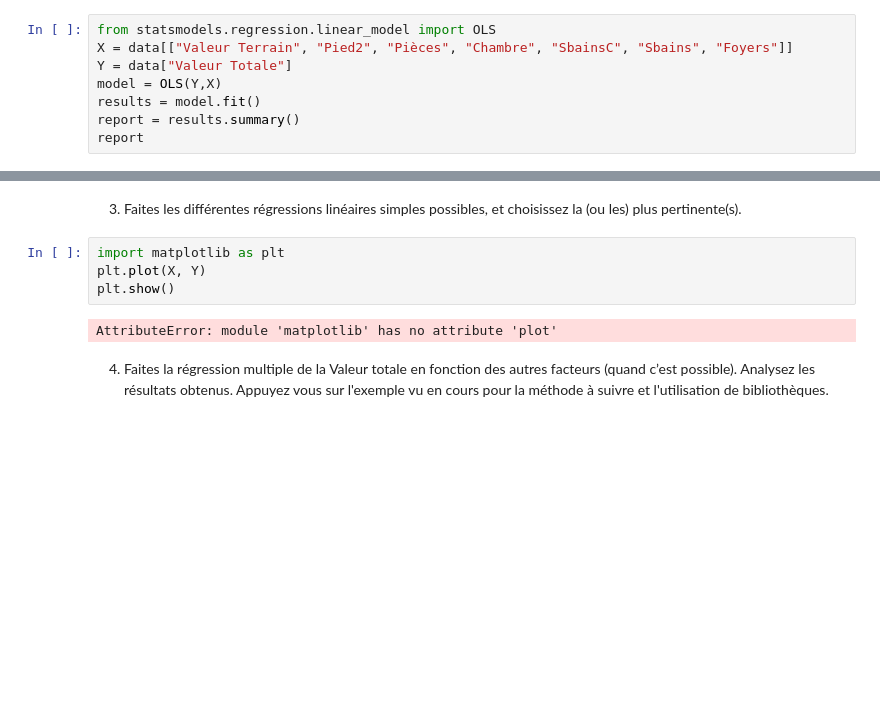
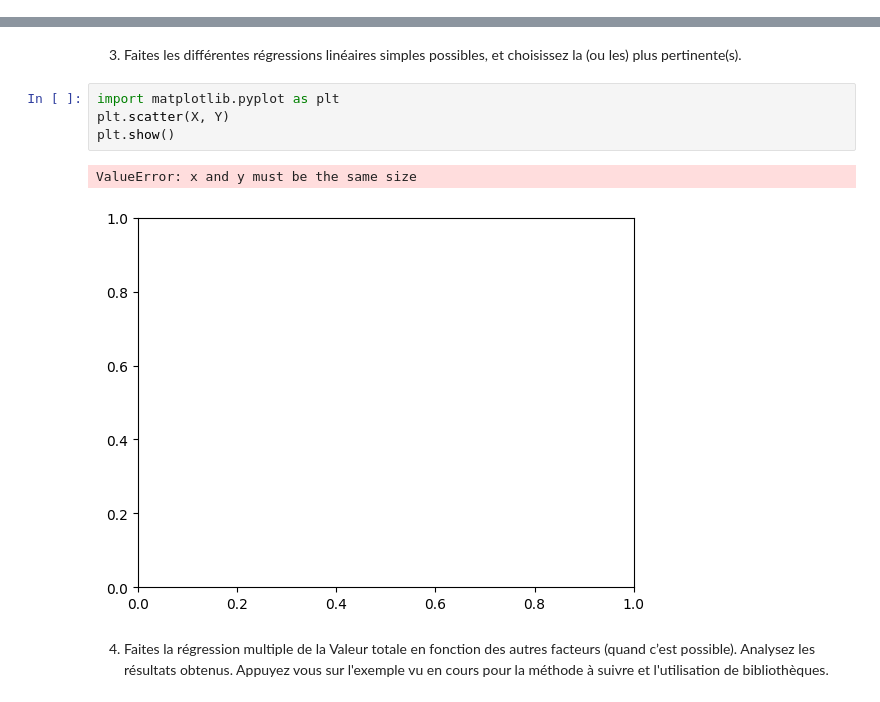
Before and after one commit to Daskans/FAC, a Jupyter notebook: M1 Info/ACID/TD2/td02_regression.ipynb.ipynb, the cells around one changed output, grey strips where cells are left out. Drawn from its saved outputs; the diff is of its cells as text; blank space fills up the shorter version.

```diff
--- a/M1 Info/ACID/TD2/td02_regression.ipynb.ipynb
+++ b/M1 Info/ACID/TD2/td02_regression.ipynb.ipynb
@@ -151,10 +159,2 @@ data.head(10)
 # %% [markdown]
 2. Afficher les valeurs des différentes statistiques desciptives.
-# %%
-from statsmodels.regression.linear_model import OLS
-X = data[["Valeur Terrain", "Pied2", "Pièces", "Chambre", "SbainsC", "Sbains", "Foyers"]]
-Y = data["Valeur Totale"]
-model = OLS(Y,X)
-results = model.fit()
-report = results.summary()
-report
@@ -189,10 +173,11 @@ strong multicollinearity or other numerical problems.
 # %% [markdown]
 3. Faites les différentes régressions linéaires simples possibles, et choisissez la (ou les) plus pertinente(s).
 # %%
-import matplotlib as plt
-plt.plot(X, Y)
+import matplotlib.pyplot as plt
+plt.scatter(X, Y)
 plt.show()
 # %% [output]
-AttributeError: module 'matplotlib' has no attribute 'plot'
+ValueError: x and y must be the same size
+[figure, added]
 # %% [markdown]
 4. Faites la régression multiple de la Valeur totale en fonction des autres facteurs (quand c’est possible). Analysez les résultats obtenus.  Appuyez vous sur l'exemple vu en cours pour la méthode à suivre et l'utilisation de bibliothèques.
```
Also changed, not shown: parts of 4 cells of this notebook, 28 other files.
